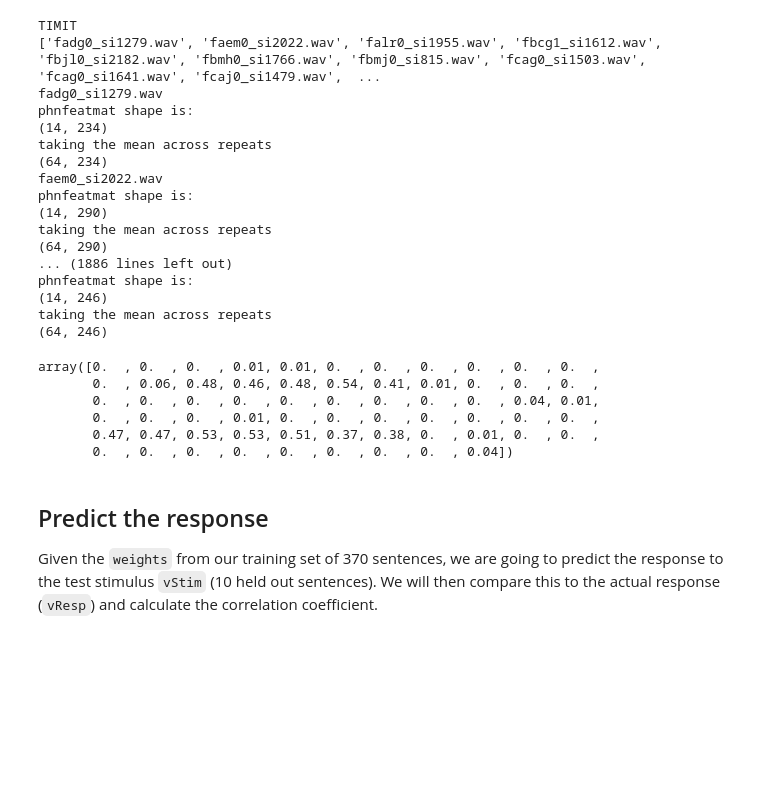
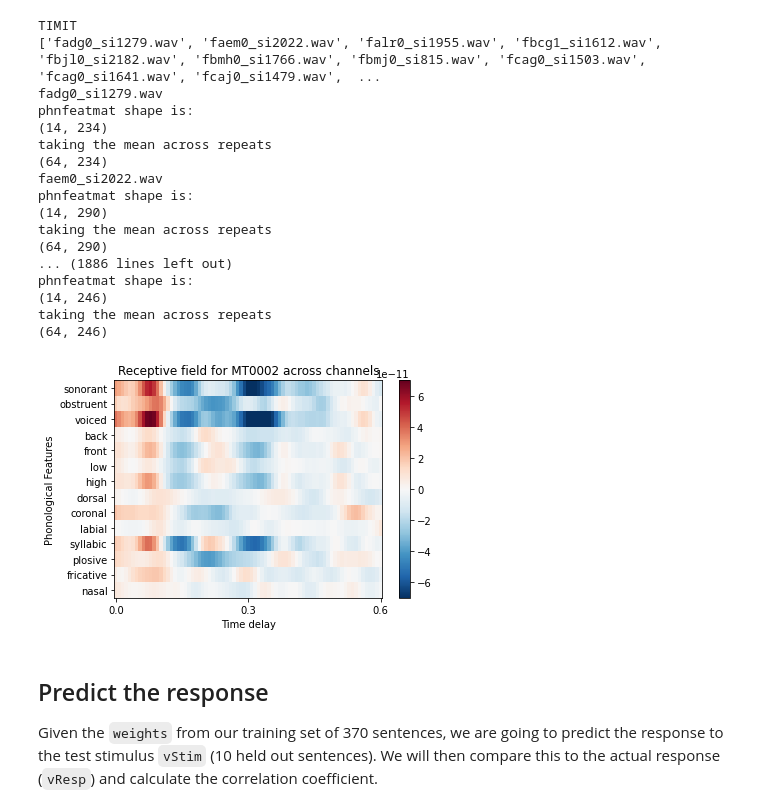
Before and after one commit to maansidesai/eeg_timit_classification, a Jupyter notebook: sentence_classification_single_subject.ipynb, the cells around one changed output. Drawn from its saved outputs; the diff is of its cells as text; code cells hidden in the pictures; blank space fills up the shorter version.

Commit message:
receptive field weights plot

```diff
--- a/sentence_classification_single_subject.ipynb
+++ b/sentence_classification_single_subject.ipynb
@@ -43,15 +48,6 @@ phnfeatmat shape is:
 (14, 246)
 taking the mean across repeats
 (64, 246)
-# %%
-p_vals[0]
-# %% [output]
-array([0.  , 0.  , 0.  , 0.01, 0.01, 0.  , 0.  , 0.  , 0.  , 0.  , 0.  ,
-       0.  , 0.06, 0.48, 0.46, 0.48, 0.54, 0.41, 0.01, 0.  , 0.  , 0.  ,
-       0.  , 0.  , 0.  , 0.  , 0.  , 0.  , 0.  , 0.  , 0.  , 0.04, 0.01,
-       0.  , 0.  , 0.  , 0.01, 0.  , 0.  , 0.  , 0.  , 0.  , 0.  , 0.  ,
-       0.47, 0.47, 0.53, 0.53, 0.51, 0.37, 0.38, 0.  , 0.01, 0.  , 0.  ,
-       0.  , 0.  , 0.  , 0.  , 0.  , 0.  , 0.  , 0.  , 0.04])
 # %%
 #load weights from encoding model - from training set (370 sentences)
 f = h5py.File('%s/%s_STRF_by_phnfeat_%s.hf5' %(data_dir, subject, stimulus_class))
@@ -67,6 +64,29 @@ wt_pad = 0.
 fs = 128.
 delays = np.arange(
     np.floor((delay_min-wt_pad)*fs),np.ceil((delay_max+wt_pad)*fs),dtype=np.int)
+
+#create list of features
+feat_labels = ['sonorant','obstruent','voiced','back','front','low','high','dorsal',
+               'coronal','labial','syllabic','plosive','fricative','nasal']
+nfeats = len(feat_labels)
+# %%
+receptive_field = sig_weights.reshape(np.int(sig_weights.shape[0]/nfeats),nfeats,sig_weights.shape[1] )
+smax = receptive_field[0].max()
+t = np.linspace(delay_min, delay_max, len(delays))
+
+#plot receptive field for significant channels
+plt.imshow(receptive_field.mean(axis=(2)).T, cmap=cm.RdBu_r, aspect='auto', vmin=-smax, vmax=smax)
+plt.gca().set_xticks([0, (len(delays)-1)/2, len(delays)-1])
+plt.gca().set_xticklabels([t[0], t[np.int((len(delays)-1)/2)], t[len(delays)-1]])
+plt.gca().set_yticks(np.arange(nfeats))
+plt.gca().set_yticklabels(feat_labels)
+plt.xlabel('Time delay')
+plt.ylabel('Phonological Features')
+plt.title('Receptive field for %s across channels' %(subject))
+plt.colorbar()
+plt.savefig(f'./figs/{subject}_receptive_field.pdf')
+# %% [output]
+[figure, added]
 # %% [markdown]
 ## Predict the response
 Given the `weights` from our training set of 370 sentences, we are going to predict the response to the test stimulus `vStim` (10 held out sentences). We will then compare this to the actual response (`vResp`) and calculate the correlation coefficient.
```
Also changed, not shown: parts of 2 cells of this notebook.
